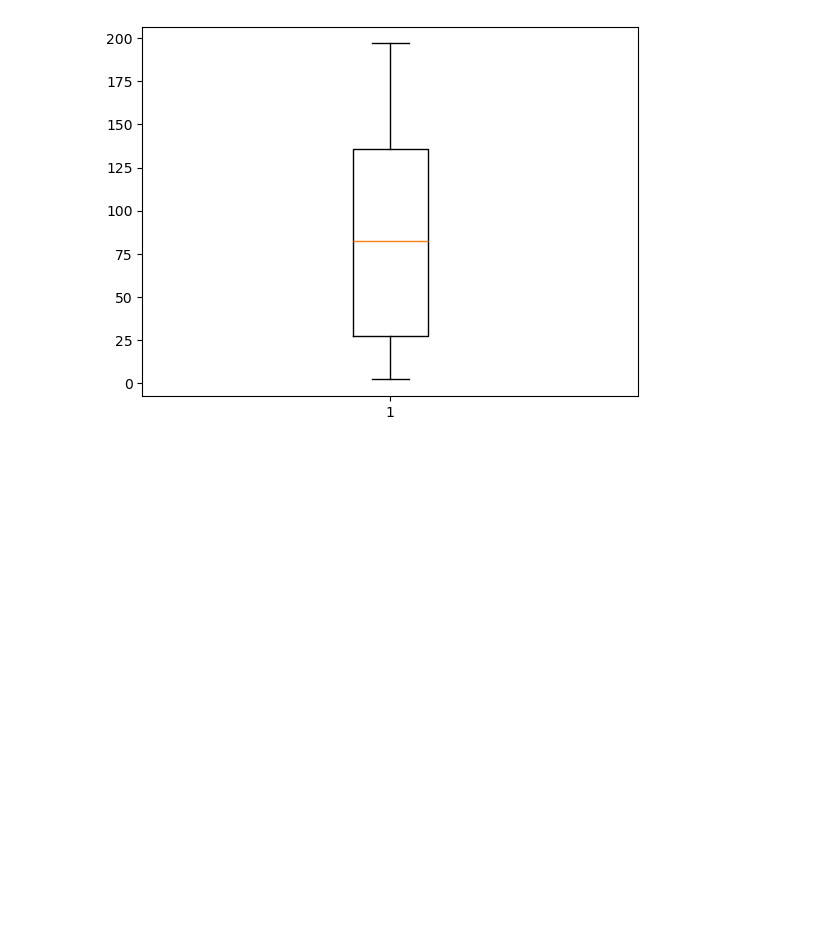
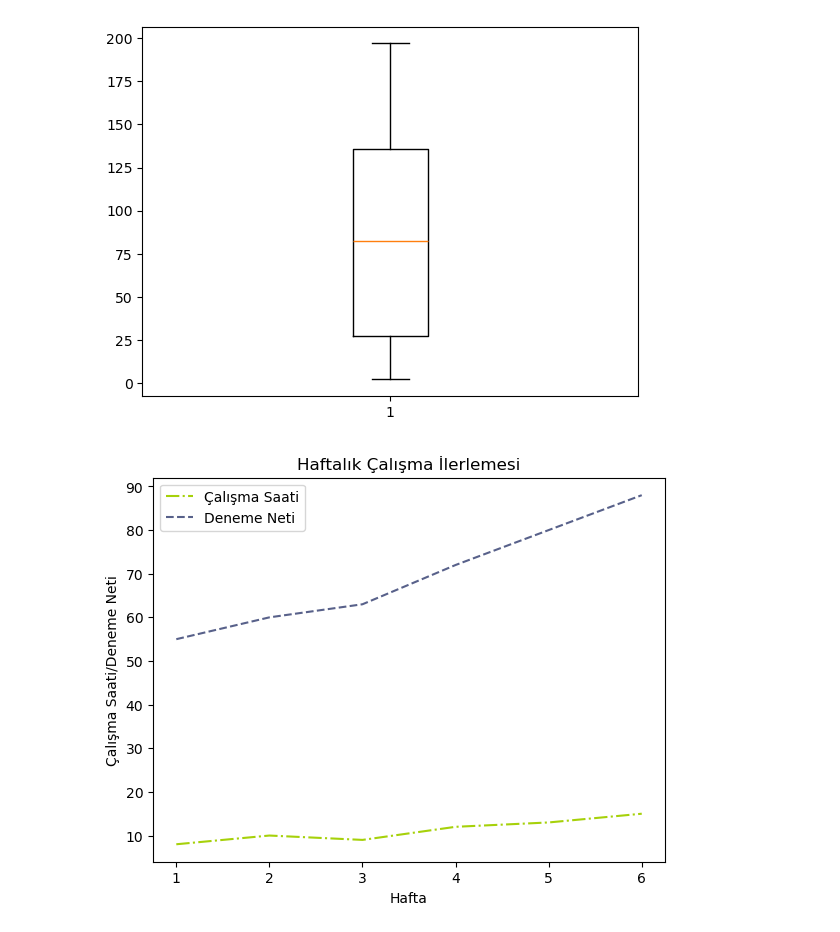
Before and after one commit to omerrkazakk/Data-Science, a Jupyter notebook: 10-MatplotlibStyles.ipynb, the cells around one changed output. Saved outputs shown, nothing was run; the diff lists cells and outputs as text; code cells hidden in the pictures; blank space fills up the shorter version.

Commit message:
feat: visualize weekly study progress with matplotlib

```diff
--- a/10-MatplotlibStyles.ipynb
+++ b/10-MatplotlibStyles.ipynb
@@ -78,3 +78,21 @@ plt.boxplot(new_array)
 plt.show()
 # %% [output]
 [figure]
+# %%
+weeks = [1, 2, 3, 4, 5, 6]
+
+study_hours = [8, 10, 9, 12, 13, 15]
+
+scores = [55, 60, 63, 72, 80, 88]
+# %%
+new_fig=plt.figure(dpi=100)
+new_axes=new_fig.add_axes([0.1,0.1,0.8,0.8])
+new_axes.plot(weeks,study_hours,color="#a6d10a",linestyle="-.",label="Çalışma Saati")
+new_axes.plot(weeks,scores,color="#58618a",linestyle="--",label="Deneme Neti")
+new_axes.set_title("Haftalık Çalışma İlerlemesi")
+new_axes.set_xlabel("Hafta")
+new_axes.set_ylabel("Çalışma Saati/Deneme Neti")
+new_axes.legend(loc=2)
+plt.show()
+# %% [output]
+[figure, added]
```
